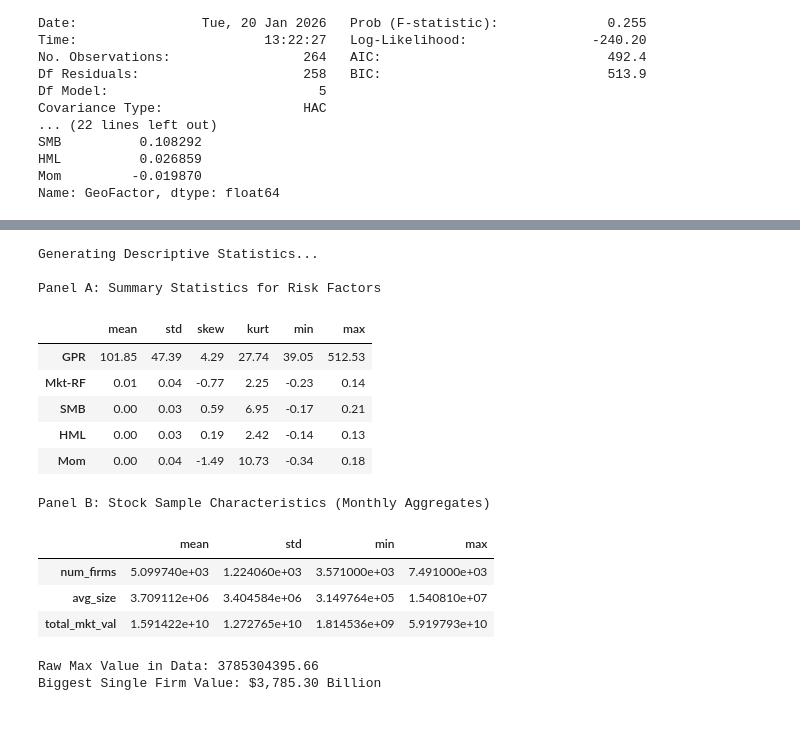
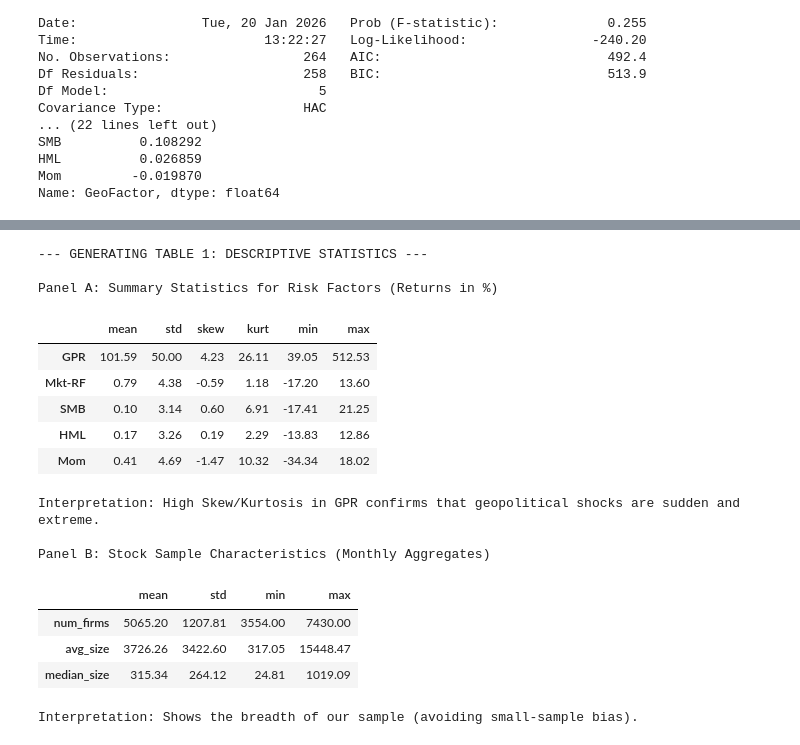
Before and after one commit to siddharthyashkukreja-cloud/Hedging_GeoPolRisk, a Jupyter notebook: researchProject.ipynb, the cells around one changed output, grey strips where cells are left out. Saved outputs shown, nothing was run; the diff lists cells and outputs as text; code cells hidden in the pictures.

```diff
--- a/researchProject.ipynb
+++ b/researchProject.ipynb
@@ -131,6 +120,7 @@ print("Loading and cleaning stock data...")
 
 # We ADD 'shrcd' to the columns we need to load
 cols_needed = ['permno', 'date', 'ret', 'prc', 'shrout', 'siccd', 'dlret', 'shrcd']
+file_path = 'crsp_stock_returns_1985_2024.csv'
 
 df_stocks_clean = pd.read_csv(
     file_path,
@@ -899,66 +1052,69 @@ KeyError: 'GPR_Shock_News_Z'
 # %%
-# --- 4.3 Descriptive Statistics (For Table 1) ---
+#cell 12
+import pandas as pd
 
-print("Generating Descriptive Statistics...")
+print("--- GENERATING TABLE 1: DESCRIPTIVE STATISTICS ---")
 
 # --- PREPARE PANEL A: Risk Factors ---
 # Merge Fama-French Factors with Raw GPR Index
-# We use df_gpr_merge because it has the raw 'GPR' column (not just the shock)
-df_panel_a = factors.merge(df_gpr_merge[['date', 'GPR']], on='date', how='inner')
+# We use df_gpr_merge because it has the raw 'GPR' column
+df_panel_a = factors.merge(df_gpr_merge[['date', 'GPR']], on='date', how='inner').copy()
 
 # Define columns to analyze
 cols_risk = ['GPR', 'Mkt-RF', 'SMB', 'HML', 'Mom']
 
+# Create a display version where returns are in Percent (%)
+# (GPR is an index level like 100, so we don't multiply it)
+df_display_a = df_panel_a[cols_risk].copy()
+cols_pct = ['Mkt-RF', 'SMB', 'HML', 'Mom']
+df_display_a[cols_pct] = df_display_a[cols_pct] * 100
+
 # Calculate Stats
-stats_a = df_panel_a[cols_risk].describe().T[['mean', 'std', 'min', 'max']]
-stats_a['skew'] = df_panel_a[cols_risk].skew()
-stats_a['kurt'] = df_panel_a[cols_risk].kurt() # Excess kurtosis
+stats_a = df_display_a.describe().T[['mean', 'std', 'min', 'max']]
+stats_a['skew'] = df_display_a.skew()
+stats_a['kurt'] = df_display_a.kurt() # Excess kurtosis
 
-# Reorder columns
+# Reorder columns standard for academic tables
 stats_a = stats_a[['mean', 'std', 'skew', 'kurt', 'min', 'max']]
 
-print("\nPanel A: Summary Statistics for Risk Factors")
+print("\nPanel A: Summary Statistics for Risk Factors (Returns in %)")
 display(stats_a.round(2))
+print("Interpretation: High Skew/Kurtosis in GPR confirms that geopolitical shocks are sudden and extreme.")
 
 
 # --- PREPARE PANEL B: Stock Sample Characteristics ---
-# We use df_stocks_clean (which has the "Pro" mktcap calculation)
+# We use df_stocks_clean
+# Note: In CRSP, 'mktcap' is usually in Thousands. We convert to Millions for the table.
+
+df_stocks_clean['mktcap_mil'] = df_stocks_clean['mktcap'] / 1000.0
+
 monthly_stats = df_stocks_clean.groupby('date').agg(
     num_firms=('permno', 'count'),       # Number of firms per month
-    avg_size=('mktcap', 'mean'),         # Average firm size (Market Cap)
-    total_mkt_val=('mktcap', 'sum')      # Total Market Cap of the sample
+    avg_size=('mktcap_mil', 'mean'),     # Average firm size (Millions)
+    median_size=('mktcap_mil', 'median') # Median firm size (Millions)
 )
 
 # Calculate Stats of these monthly averages
-# (e.g., "What is the average number of firms we had over the 40 years?")
 stats_b = monthly_stats.describe().T[['mean', 'std', 'min', 'max']]
 
 print("\nPanel B: Stock Sample Characteristics (Monthly Aggregates)")
 display(stats_b.round(2))
+print("Interpretation: Shows the breadth of our sample (avoiding small-sample bias).")
 # %% [output]
-Generating Descriptive Statistics...
+--- GENERATING TABLE 1: DESCRIPTIVE STATISTICS ---
 
-Panel A: Summary Statistics for Risk Factors
+Panel A: Summary Statistics for Risk Factors (Returns in %)
 |  | mean | std | skew | kurt | min | max |
-| GPR | 101.85 | 47.39 | 4.29 | 27.74 | 39.05 | 512.53 |
-| Mkt-RF | 0.01 | 0.04 | -0.77 | 2.25 | -0.23 | 0.14 |
-| SMB | 0.00 | 0.03 | 0.59 | 6.95 | -0.17 | 0.21 |
-| HML | 0.00 | 0.03 | 0.19 | 2.42 | -0.14 | 0.13 |
-| Mom | 0.00 | 0.04 | -1.49 | 10.73 | -0.34 | 0.18 |
+| GPR | 101.59 | 50.00 | 4.23 | 26.11 | 39.05 | 512.53 |
+| Mkt-RF | 0.79 | 4.38 | -0.59 | 1.18 | -17.20 | 13.60 |
+| SMB | 0.10 | 3.14 | 0.60 | 6.91 | -17.41 | 21.25 |
+| HML | 0.17 | 3.26 | 0.19 | 2.29 | -13.83 | 12.86 |
+| Mom | 0.41 | 4.69 | -1.47 | 10.32 | -34.34 | 18.02 |
+Interpretation: High Skew/Kurtosis in GPR confirms that geopolitical shocks are sudden and extreme.
+
 Panel B: Stock Sample Characteristics (Monthly Aggregates)
 |  | mean | std | min | max |
-| num_firms | 5.099740e+03 | 1.224060e+03 | 3.571000e+03 | 7.491000e+03 |
-| avg_size | 3.709112e+06 | 3.404584e+06 | 3.149764e+05 | 1.540810e+07 |
-| total_mkt_val | 1.591422e+10 | 1.272765e+10 | 1.814536e+09 | 5.919793e+10 |
+| num_firms | 5065.20 | 1207.81 | 3554.00 | 7430.00 |
+| avg_size | 3726.26 | 3422.60 | 317.05 | 15448.47 |
+| median_size | 315.34 | 264.12 | 24.81 | 1019.09 |
+Interpretation: Shows the breadth of our sample (avoiding small-sample bias).
-# %%
-# Check the single biggest company in history
-max_firm_raw = df_stocks_clean['mktcap'].max()
-
-# Convert from CRSP units (Thousands) to Billions
-max_firm_billions = (max_firm_raw * 1000) / 1e9
-
-print(f"Raw Max Value in Data: {max_firm_raw}")
-print(f"Biggest Single Firm Value: ${max_firm_billions:,.2f} Billion")
-# %% [output]
-Raw Max Value in Data: 3785304395.66
-Biggest Single Firm Value: $3,785.30 Billion
```
Also changed, not shown: parts of 34 cells of this notebook.
